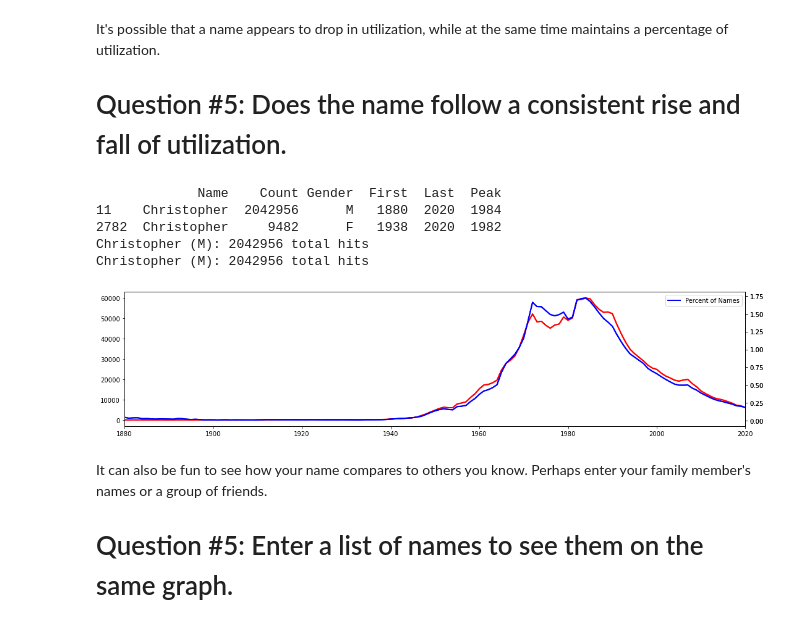
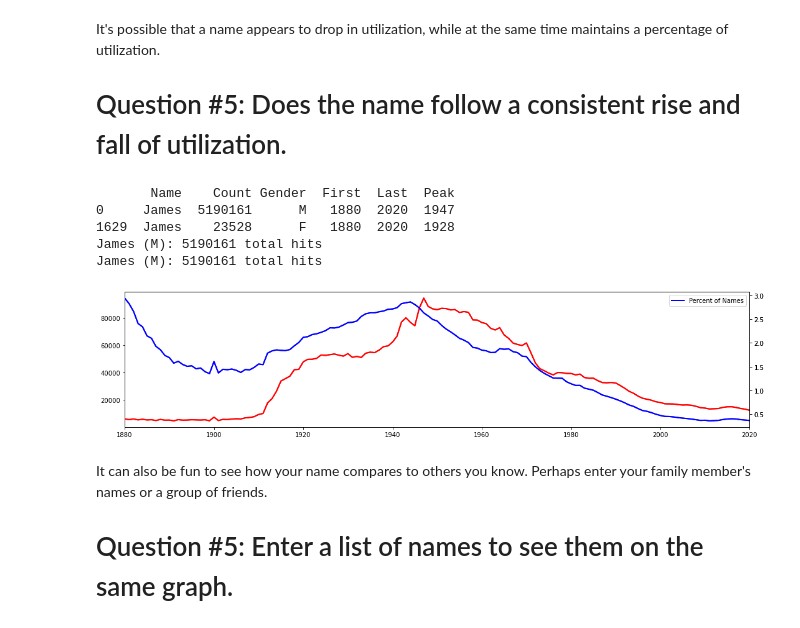
Before and after one commit to timputt/HCI584-Putt-Project-Name-Research, a Jupyter notebook: main.ipynb, the cells around one changed output. Drawn from its saved outputs; the diff is of its cells as text; code cells hidden in the pictures.

```diff
--- a/main.ipynb
+++ b/main.ipynb
@@ -168,8 +169,10 @@ See the caveats in the documentation: https://pandas.pydata.org/pandas-docs/stab
 But let's be honest, you really just want to know about your own name.
 # Question #4: Input your name below in "single_name" to look it up.
 # %%
-df = pd.read_csv("ssn_files/all_years.csv")  # CH: use all_years, NOT name_stats!
-single_name = "Tim"
+df = pd.read_csv("ssn_files/all_years.csv")
+
+#Replace the name here to graph it's popularity
+single_name = "Graycen"
 
 enter_name = [[single_name,"M"],[single_name,"F"]]
 
@@ -224,7 +228,7 @@ Tim (F): 188 total hits
 It's possible that a name appears to drop in utilization, while at the same time maintains a percentage of utilization.
 # Question #5: Does the name follow a consistent rise and fall of utilization.
 # %%
-single_name = "Christopher"
+single_name = "James"
 
 enter_name = [[single_name,"M"],[single_name,"M"]]
 
@@ -250,39 +254,39 @@ for nd in enter_name:
     df_ay4 = df_ay3.join(dfn.set_index('Year'), on='Year')
 
     percent_name = (df_ay4["Count"] / df_ay4["Total Names Given"])*100
     df_ay4.insert(5, "Percent", percent_name)
     #print(df_ay4.head())
 
     print(f"{name} ({gender}): {total} total hits")
 
     #ax = plt.subplots()
     ax.plot( 'Year', 'Count', data=df_ay4,
             linewidth=2,
             color="red",
             label= name + ", " + gender)
 
     ax2=ax.twinx()
 
     ax2.plot( 'Year', 'Percent', data=df_ay4,
             linewidth=2,
             color="blue",
             label= "Percent of Names")
 
 # show legend
 plt.legend()
 plt.xlim(1880, 2020) #
 
 #plt.yscale('log') #make sense for some presentations
 
 # show graph
 plt.show()
 # %% [output]
-             Name    Count Gender  First  Last  Peak
-11    Christopher  2042956      M   1880  2020  1984
-2782  Christopher     9482      F   1938  2020  1982
-Christopher (M): 2042956 total hits
-Christopher (M): 2042956 total hits
+       Name    Count Gender  First  Last  Peak
+0     James  5190161      M   1880  2020  1947
+1629  James    23528      F   1880  2020  1928
+James (M): 5190161 total hits
+James (M): 5190161 total hits
-[figure, old version]
+[figure, new version]
 # %% [markdown]
 It can also be fun to see how your name compares to others you know. Perhaps enter your family member's names or a group of friends.
 
```
Also changed, not shown: parts of 3 cells of this notebook, 6 other files.
